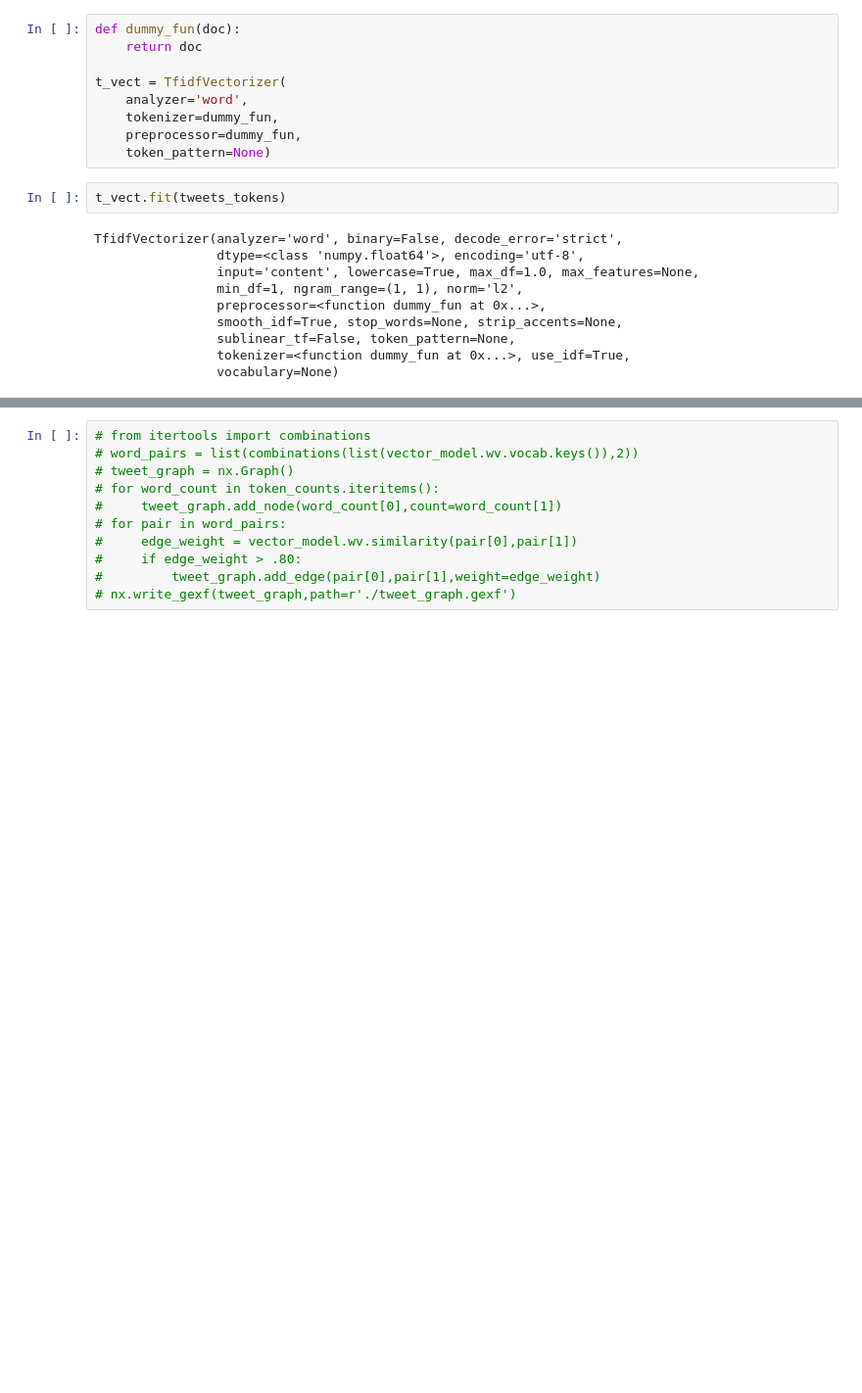
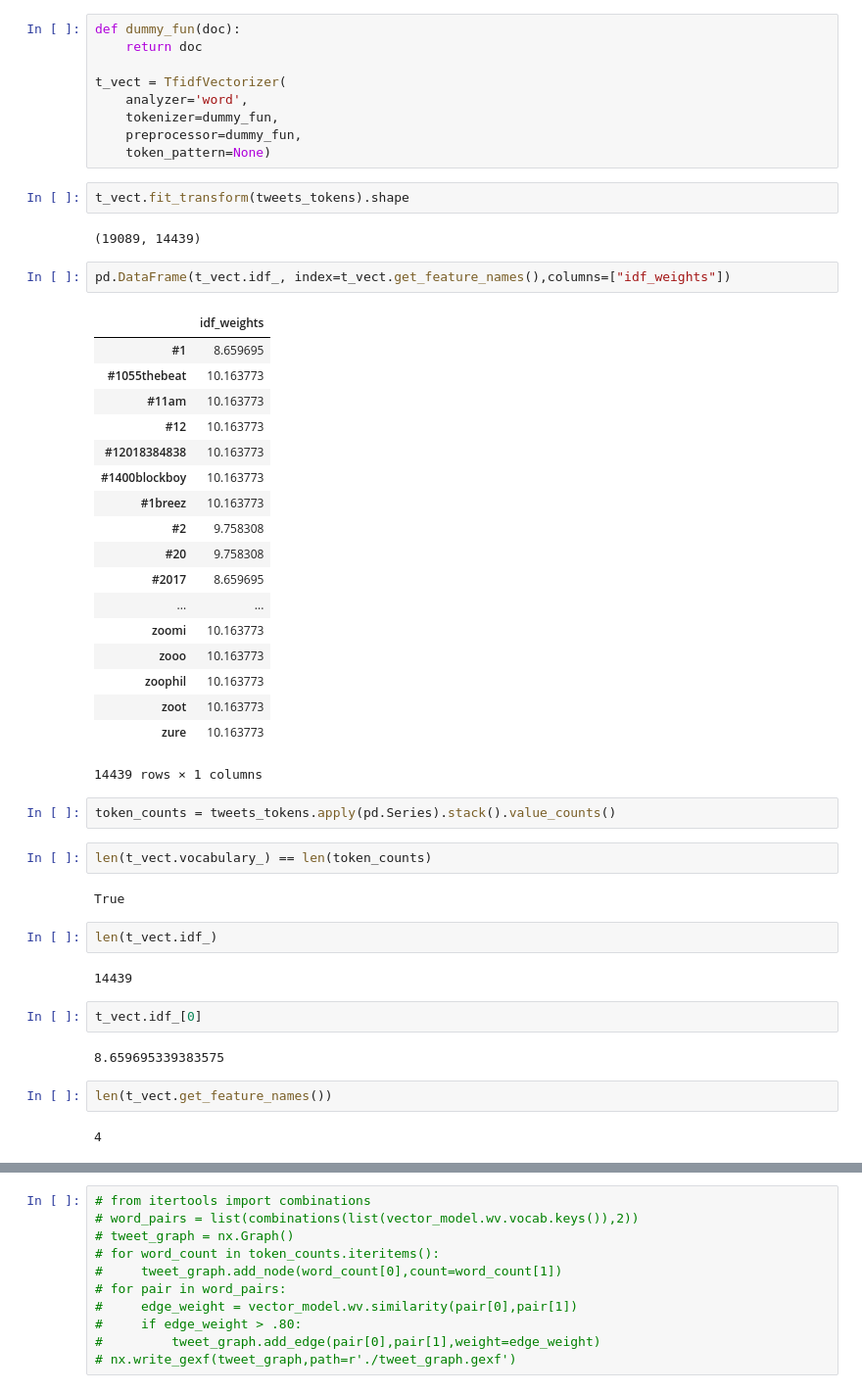
Before and after one commit to brownworth/TwitterDisaster, a Jupyter notebook: ThesisCode.ipynb, the cells around one changed output, grey strips where cells are left out. Shown at 98% size. Drawn from its saved outputs; the diff is of its cells as text; blank space fills up the shorter version.

Commit message:
TFIDF Corrections

```diff
--- a/ThesisCode.ipynb
+++ b/ThesisCode.ipynb
@@ -738,14 +738,45 @@ t_vect = TfidfVectorizer(
     preprocessor=dummy_fun,
     token_pattern=None)
 # %%
-t_vect.fit(tweets_tokens)
+t_vect.fit_transform(tweets_tokens).shape
 # %% [output]
-TfidfVectorizer(analyzer='word', binary=False, decode_error='strict',
-                dtype=<class 'numpy.float64'>, encoding='utf-8',
-                input='content', lowercase=True, max_df=1.0, max_features=None,
-                min_df=1, ngram_range=(1, 1), norm='l2',
-                preprocessor=<function dummy_fun at 0x...>,
-                smooth_idf=True, stop_words=None, strip_accents=None,
-                sublinear_tf=False, token_pattern=None,
-                tokenizer=<function dummy_fun at 0x...>, use_idf=True,
-                vocabulary=None)
+(19089, 14439)
+# %%
+pd.DataFrame(t_vect.idf_, index=t_vect.get_feature_names(),columns=["idf_weights"])
+# %% [output]
+|  | idf_weights |
+| #1 | 8.659695 |
+| #1055thebeat | 10.163773 |
+| #11am | 10.163773 |
+| #12 | 10.163773 |
+| #12018384838 | 10.163773 |
+| #1400blockboy | 10.163773 |
+| #1breez | 10.163773 |
+| #2 | 9.758308 |
+| #20 | 9.758308 |
+| #2017 | 8.659695 |
+| ... | ... |
+| zoomi | 10.163773 |
+| zooo | 10.163773 |
+| zoophil | 10.163773 |
+| zoot | 10.163773 |
+| zure | 10.163773 |
+14439 rows × 1 columns
+# %%
+token_counts = tweets_tokens.apply(pd.Series).stack().value_counts()
+# %%
+len(t_vect.vocabulary_) == len(token_counts)
+# %% [output]
+True
+# %%
+len(t_vect.idf_)
+# %% [output]
+14439
+# %%
+t_vect.idf_[0]
+# %% [output]
+8.659695339383575
+# %%
+len(t_vect.get_feature_names())
+# %% [output]
+4
```
Also changed, not shown: parts of 5 cells of this notebook.
